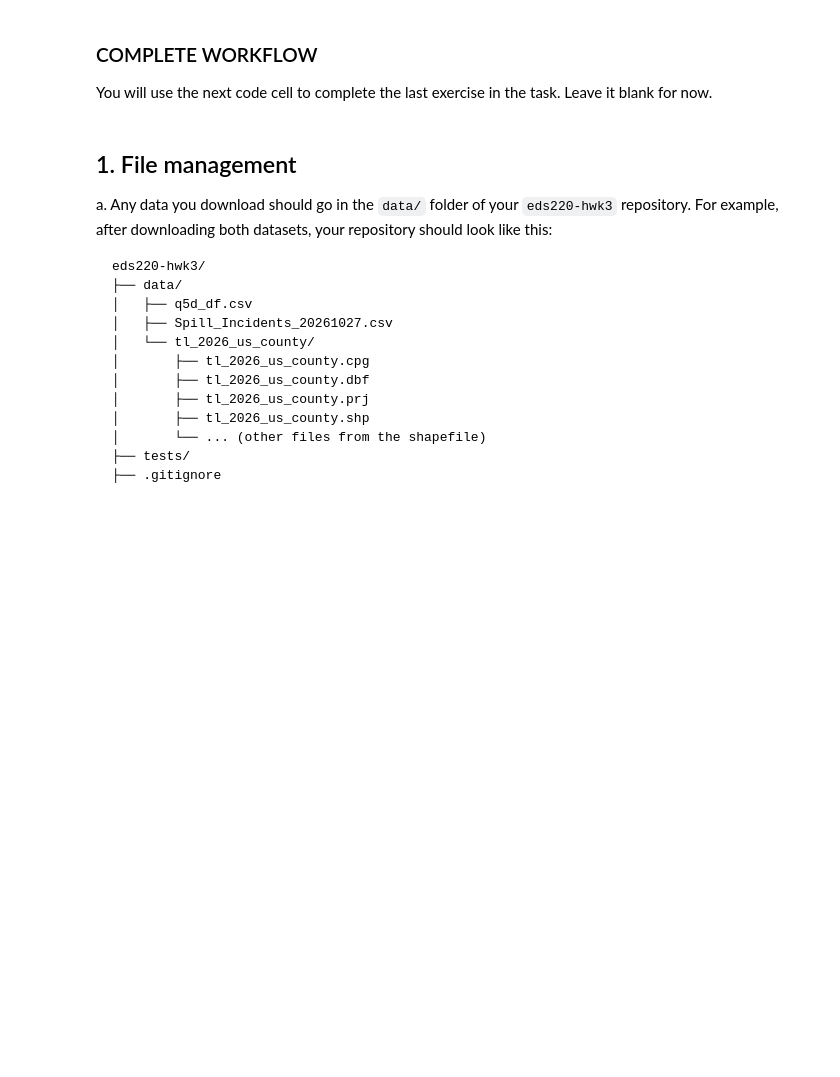
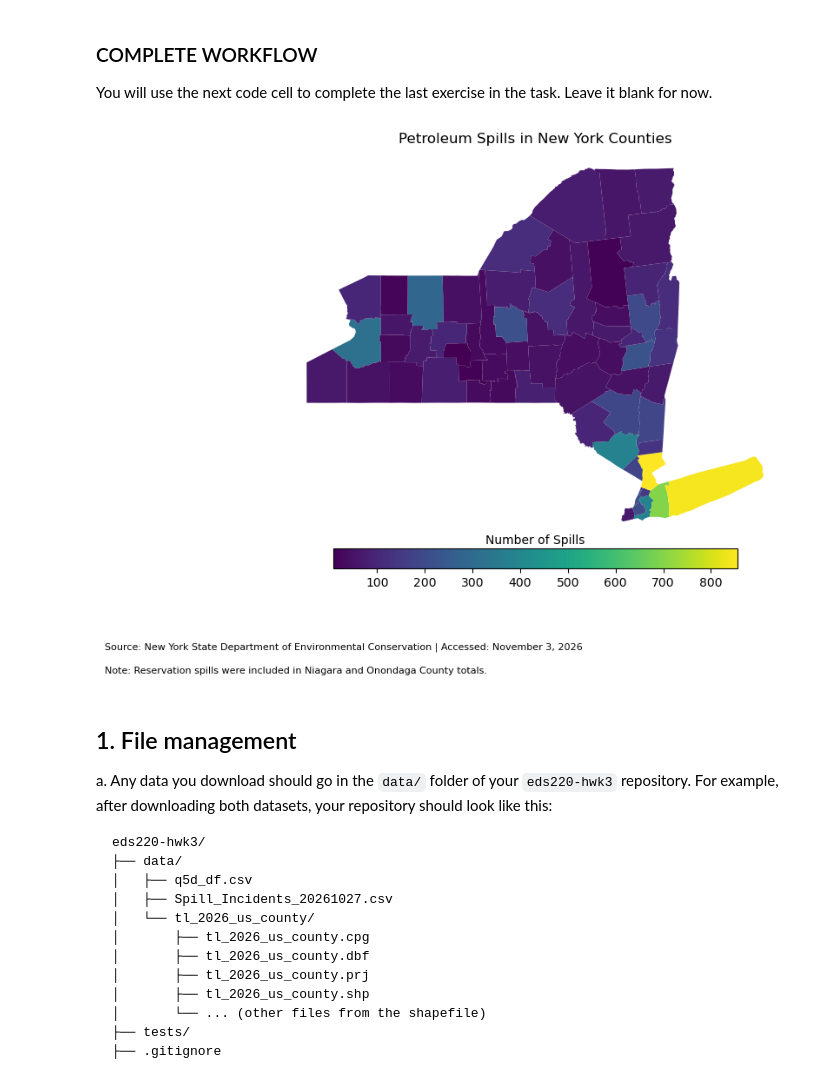
Before and after one commit to veronica-moran/eds220-hwk3, a Jupyter notebook: hwk3-task2-spills.ipynb, the cells around one changed output. Cells and saved outputs as stored; diff of their text form; code cells hidden in the pictures; blank space fills up the shorter version.

```diff
--- a/hwk3-task2-spills.ipynb
+++ b/hwk3-task2-spills.ipynb
@@ -38,6 +38,92 @@ The second dataset is the [2026 Counties (and equivalent) TIGER shapefile](https
 You will use the next code cell to complete the last exercise in the task. Leave it blank for now.
 # %%
 # FINAL CODE
+
+import os
+import numpy as np
+import pandas as pd
+import matplotlib.pyplot as plt
+import geopandas as gpd
+
+fp = os.path.join('data', 'Spill_Incidents_20261103.csv')
+spills = gpd.read_file(fp)
+
+fp = os.path.join('data', 'tl_2026_us_county', 'tl_2026_us_county.shp')
+counties = gpd.read_file(fp)
+
+spills.columns = spills.columns.str.lower().str.replace(' ', '_')
+
+spills['spill_date'] = pd.to_datetime(spills['spill_date'])
+spills['received_date'] = pd.to_datetime(spills['received_date'])
+spills['close_date'] = pd.to_datetime(spills['close_date'])
+spills['quantity'] = spills['quantity'].str.replace(',', '').astype('float64')
+spills['recovered'] = spills['recovered'].str.replace(',', '').astype('float64')
+
+
+spills = spills.set_index('spill_date').sort_index()
+
+
+petr_23 = spills[spills['material_family']== 'Petroleum'].loc['2023']
+
+spills_per_county = petr_23.groupby('county')['spill_number'].nunique().rename('n_spills').reset_index()
+spills_per_county = pd.DataFrame(spills_per_county)
+
+
+counties.columns = counties.columns.str.lower()
+
+ny_counties = counties[counties['statefp']=='36']
+
+
+spills_per_county['county'] = spills_per_county['county'].str.replace('St Lawrence', 'St. Lawrence')
+
+ny_counties = ny_counties.rename(columns = {'name':'county'})
+
+ny_spills.at[1, 'n_spills'] = 99
+assert ny_spills.loc[ny_spills['county'] == 'Niagara', 'n_spills'].iloc[0] == 99
+
+ny_spills.at[19, 'n_spills'] = 215
+assert ny_spills.loc[ny_spills['county'] == 'Onondaga', 'n_spills'].iloc[0] == 215
+
+
+
+fig, ax = plt.subplots(figsize=(12, 7)) # Update figure size
+
+# Remove the axis for a cleaner map
+ax.axis('off')
+
+# Title for the plot
+ax.set_title('Petroleum Spills in New York Counties',
+              fontsize=12)
+
+# Add electric power plants colored by energy source
+ny_spills.plot(ax=ax,
+                  column='n_spills',
+                  legend=True,
+                  cmap='viridis',
+                  legend_kwds={
+    'label': 'Number of Spills',
+    'orientation': 'horizontal',
+    'shrink': 0.5,
+    'pad': 0.02
+})
+
+
+
+fig.axes[1].xaxis.set_label_position('top')
+
+# Data source and reservation note
+fig.text(0.1, 0.06,
+         'Source: New York State Department of Environmental Conservation | Accessed: November 3, 2026',
+         fontsize=8)
+
+fig.text(0.1, 0.02,
+         'Note: Reservation spills were included in Niagara and Onondaga County totals.',
+         fontsize=8)
+
+
+plt.show()
+# %% [output]
+[figure, added]
 # %% [markdown]
 ## 1. File management
 a. Any data you download should go in the `data/` folder of your `eds220-hwk3` repository. For example, after downloading both datasets, your repository should look like this:
```
Also changed, not shown: parts of 11 cells of this notebook.
